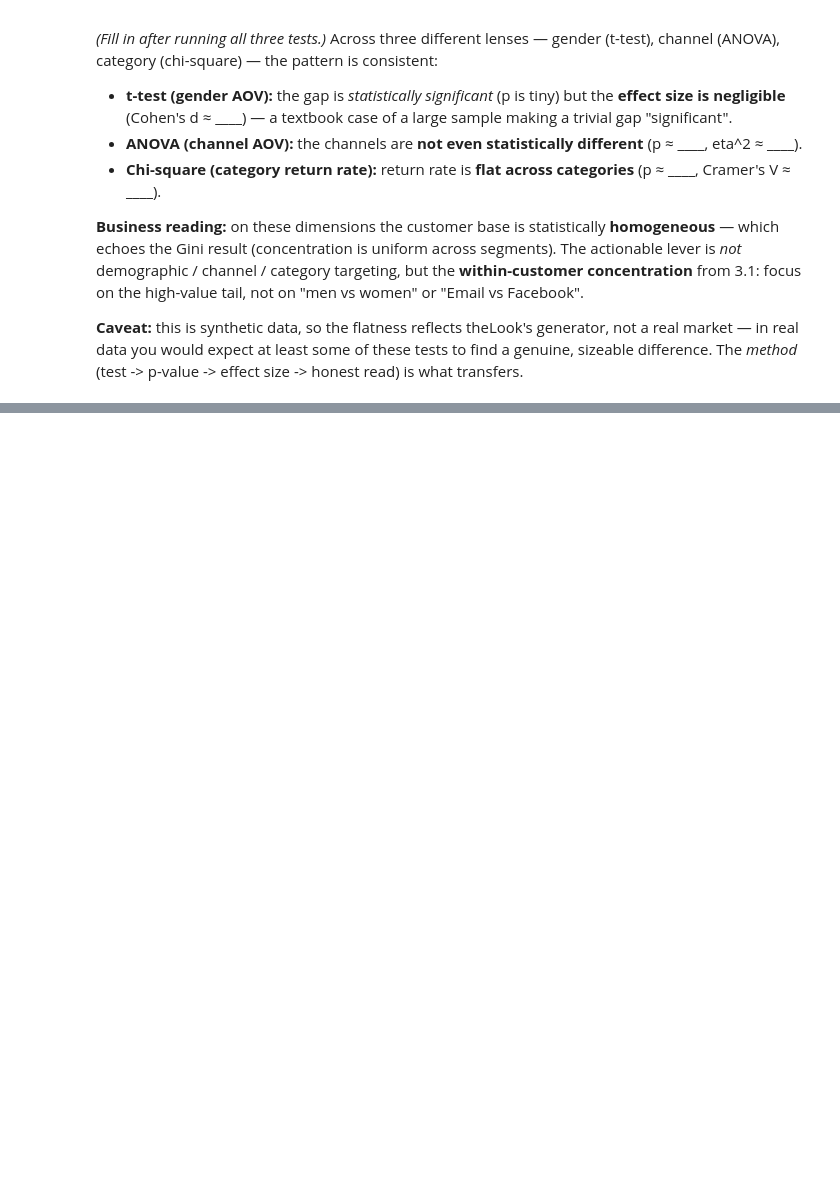
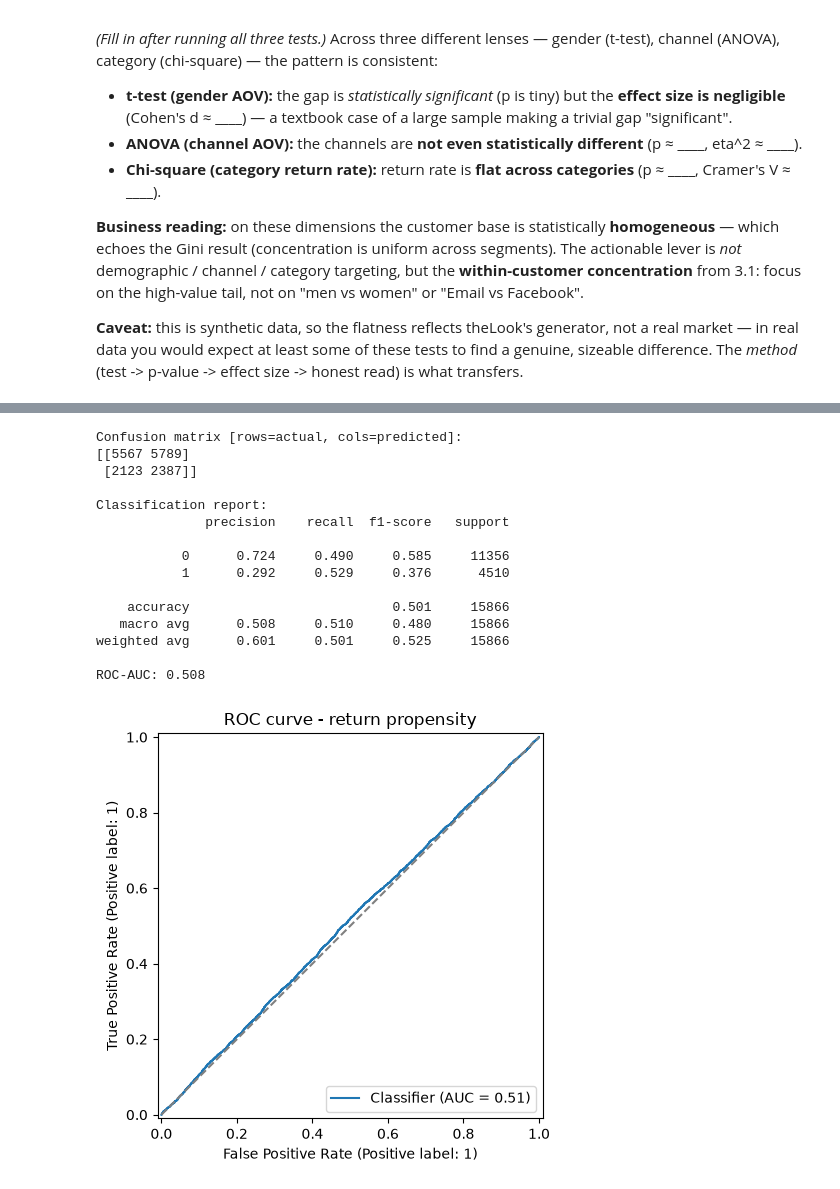
Before and after one commit to kath-pahotu/the-look-ecommerce-data-analysis, a Jupyter notebook: notebooks/03_advanced_analytics.ipynb, the cells around one changed output, grey strips where cells are left out. Cells and saved outputs as stored; diff of their text form; code cells hidden in the pictures; blank space fills up the shorter version.

```diff
--- a/notebooks/03_advanced_analytics.ipynb
+++ b/notebooks/03_advanced_analytics.ipynb
@@ -429,0 +938,12 @@ transfers.
+# %%
+numeric = ["sale_price", "gross_margin_rate", "delivery_lead_days"]
+categorical = ["category", "department", "price_band", "acquisition_source"]
+
+X = items[numeric + categorical]
+y = items["returned"]
+
+X_train, X_test, y_train, y_test = train_test_split(
+    X, y, test_size=0.25, random_state=42, stratify=y
+)
+print(f"Train rows: {len(X_train):,}   Test rows: {len(X_test):,}")
+print(f"Train return rate: {y_train.mean():.1%}   Test return rate: {y_test.mean():.1%}")
@@ -429,0 +968,13 @@ transfers.
+# %%
+preprocess = ColumnTransformer([
+    ("num", StandardScaler(), numeric),
+    ("cat", OneHotEncoder(handle_unknown="ignore"), categorical),
+])
+
+model = Pipeline([
+    ("prep", preprocess),
+    ("clf", LogisticRegression(max_iter=1000, class_weight="balanced")),
+])
+
+model.fit(X_train, y_train)
+print("Model trained on", f"{len(X_train):,}", "items.")
@@ -429,0 +995,32 @@ transfers.
+# %%
+y_pred = model.predict(X_test)
+y_proba = model.predict_proba(X_test)[:, 1]
+
+print("Confusion matrix [rows=actual, cols=predicted]:")
+print(confusion_matrix(y_test, y_pred))
+print("\nClassification report:")
+print(classification_report(y_test, y_pred, digits=3))
+print(f"ROC-AUC: {roc_auc_score(y_test, y_proba):.3f}")
+
+RocCurveDisplay.from_predictions(y_test, y_proba)
+plt.plot([0, 1], [0, 1], "--", color="gray")
+plt.title("ROC curve - return propensity")
+plt.tight_layout()
+plt.show()
+# %% [output]
+Confusion matrix [rows=actual, cols=predicted]:
+[[5567 5789]
+ [2123 2387]]
+
+Classification report:
+              precision    recall  f1-score   support
+
+           0      0.724     0.490     0.585     11356
+           1      0.292     0.529     0.376      4510
+
+    accuracy                          0.501     15866
+   macro avg      0.508     0.510     0.480     15866
+weighted avg      0.601     0.501     0.525     15866
+
+ROC-AUC: 0.508
+[figure, added]
```
Also changed, not shown: parts of 50 cells of this notebook, 3 other files.
